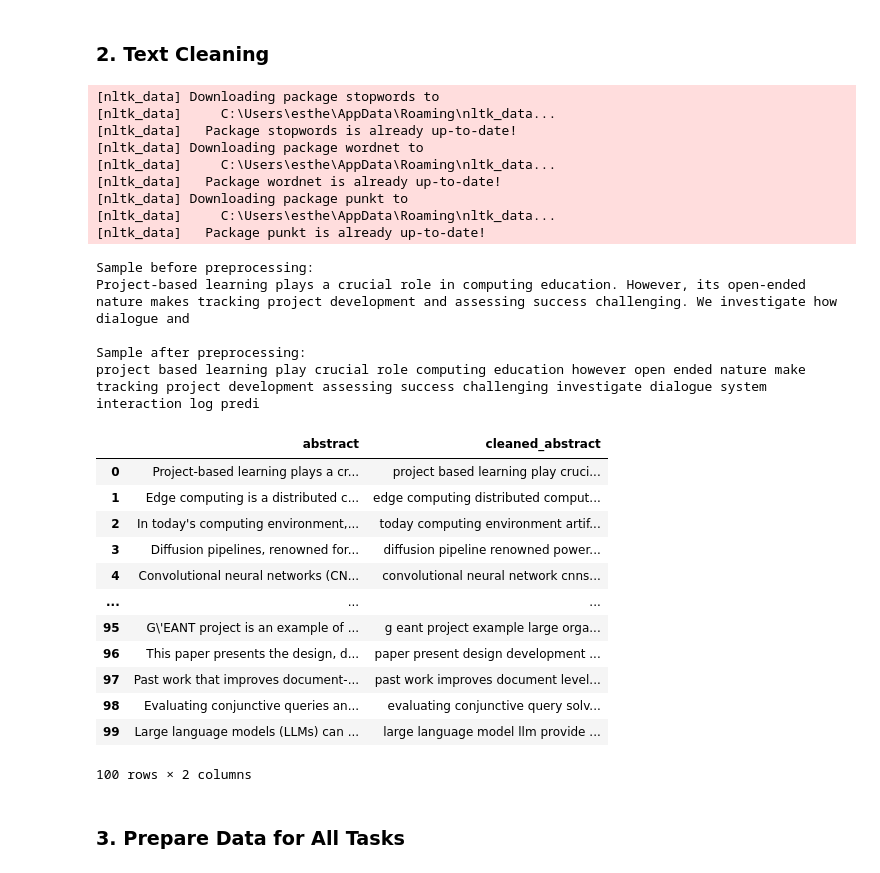
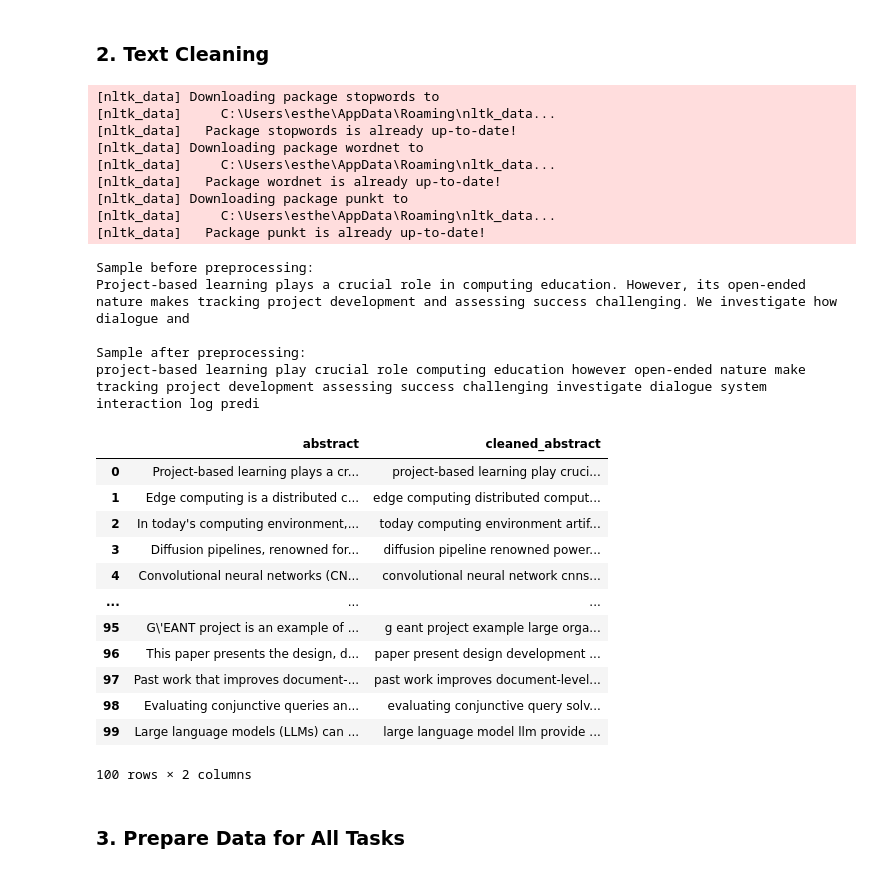
Before and after one commit to ryan-tzw/ml-project, a Jupyter notebook: notebooks/preprocessing.ipynb, the cells around one changed output. Saved outputs shown, nothing was run; the diff lists cells and outputs as text; code cells hidden in the pictures.

Commit message:
Edited hyphen text cleaning

```diff
--- a/notebooks/preprocessing.ipynb
+++ b/notebooks/preprocessing.ipynb
@@ -173,25 +173,28 @@ class TextPreprocessor:
         # 1. Lowercase
         text = text.lower()
 
-        # 2. Remove LaTeX math expressions and commands
+        # 2. Remove LaTeX math expressions: $...$ and \[...\]
         text = re.sub(r'\$.*?\$', '', text)
         text = re.sub(r'\\\[.*?\\\]', '', text, flags=re.DOTALL)
+
+        # 3. Remove LaTeX commands (e.g., \frac, \text, \alpha)
+        # We remove the command but try to keep the text inside curly braces if it exists
+        # e.g., \textbf{hello} -> hello
         text = re.sub(r'\\[a-zA-Z]+\{(.*?)\}', r'\1', text)
+        # Remove any remaining standalone commands like \alpha or \frac without braces
         text = re.sub(r'\\[a-zA-Z]+', '', text)
 
-        # 3. Remove URLs and Citations
+        # 4. Remove URLs
         text = re.sub(r'http\S+|www\S+|https\S+', '', text)
+
+        # 5. Remove citations like [1], [2,3]
         text = re.sub(r'\[[0-9, ]+\]', '', text)
 
-        # 4. FIX: Replace hyphens and underscores with a SPACE
-        # This turns "project-based" into "project based"
-        text = text.replace('-', ' ').replace('_', ' ')
+        # 6. Keep letters, numbers, hyphens, and underscores
+        # This addresses the "3d" and "real-world" issues from your chat
+        text = re.sub(r'[^a-z0-9\-_ ]', ' ', text)
 
-        # 5. Keep only letters and numbers
-        # Now that hyphens are spaces, we strip everything else
-        text = re.sub(r'[^a-z0-9 ]', ' ', text)
-
-        # 6. Cleanup whitespace
+        # 7. Cleanup whitespace
         text = re.sub(r'\s+', ' ', text).strip()
 
         return text
@@ -227,35 +230,35 @@ class TextPreprocessor:
 
         # Join back into text
         return ' '.join(words)
 
 # Apply preprocessing to abstracts
 preprocessor = TextPreprocessor(use_lemmatization=True, remove_stopwords=True)
 
 train_df['cleaned_abstract'] = train_df['abstract'].apply(preprocessor.preprocess)
 test_df['cleaned_abstract'] = test_df['abstract'].apply(preprocessor.preprocess)
 
 print("Sample before preprocessing:")
 print(train_df['abstract'].iloc[0][:200])
 print("\nSample after preprocessing:")
 print(train_df['cleaned_abstract'].iloc[0][:200])
 display(train_df.head(100)[['abstract', 'cleaned_abstract']])
 # %% [output]
 [nltk_data] Downloading package stopwords to
 [nltk_data]     C:\Users\esthe\AppData\Roaming\nltk_data...
 [nltk_data]   Package stopwords is already up-to-date!
 [nltk_data] Downloading package wordnet to
 [nltk_data]     C:\Users\esthe\AppData\Roaming\nltk_data...
 [nltk_data]   Package wordnet is already up-to-date!
 [nltk_data] Downloading package punkt to
 [nltk_data]     C:\Users\esthe\AppData\Roaming\nltk_data...
 [nltk_data]   Package punkt is already up-to-date!
 Sample before preprocessing:
 Project-based learning plays a crucial role in computing education. However, its open-ended nature makes tracking project development and assessing success challenging. We investigate how dialogue and
 
 Sample after preprocessing:
-project based learning play crucial role computing education however open ended nature make tracking project development assessing success challenging investigate dialogue system interaction log predi
+project-based learning play crucial role computing education however open-ended nature make tracking project development assessing success challenging investigate dialogue system interaction log predi
 |  | abstract | cleaned_abstract |
-| 0 | Project-based learning plays a cr... | project based learning play cruci... |
+| 0 | Project-based learning plays a cr... | project-based learning play cruci... |
 | 1 | Edge computing is a distributed c... | edge computing distributed comput... |
 | 2 | In today's computing environment,... | today computing environment artif... |
 | 3 | Diffusion pipelines, renowned for... | diffusion pipeline renowned power... |
@@ -263,7 +266,7 @@ project based learning play crucial role computing education however open ended
 | ... | ... | ... |
 | 95 | G\'EANT project is an example of ... | g eant project example large orga... |
 | 96 | This paper presents the design, d... | paper present design development ... |
-| 97 | Past work that improves document-... | past work improves document level... |
+| 97 | Past work that improves document-... | past work improves document-level... |
 | 98 | Evaluating conjunctive queries an... | evaluating conjunctive query solv... |
 | 99 | Large language models (LLMs) can ... | large language model llm provide ... |
 100 rows × 2 columns
```
